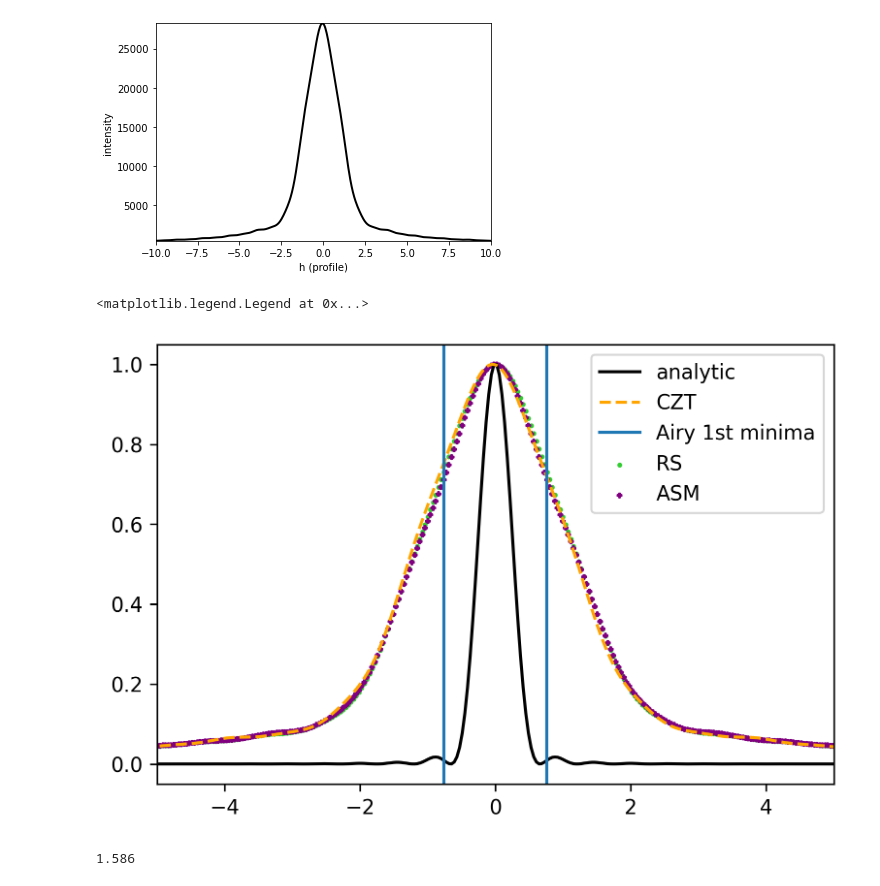
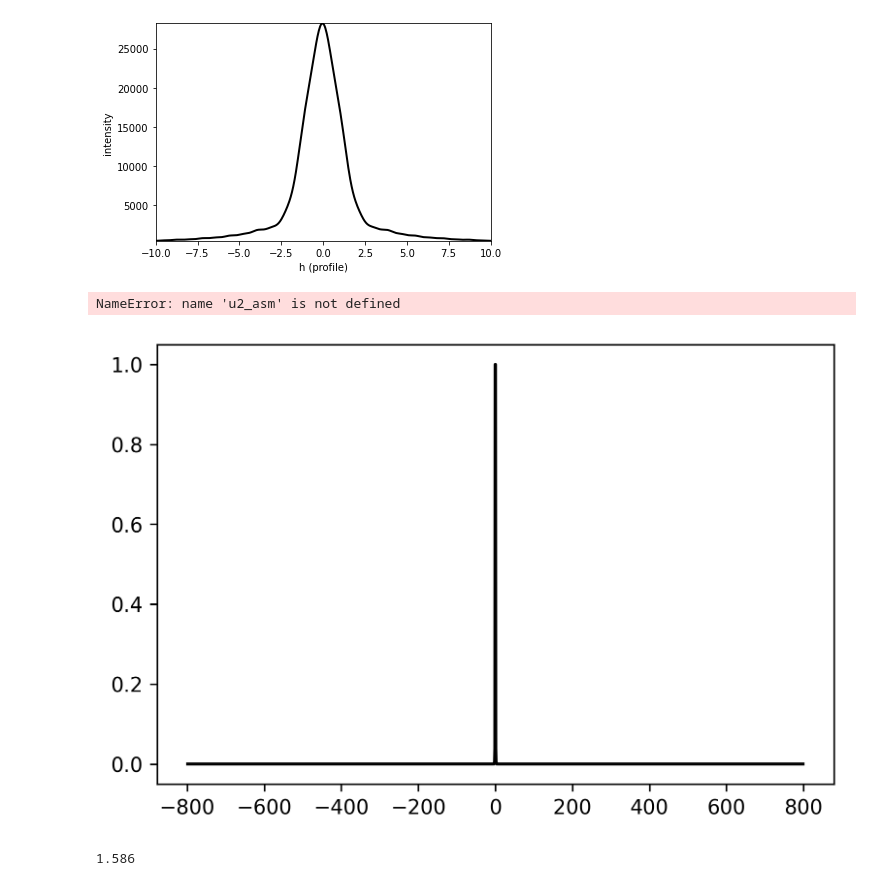
Before and after one commit to prhuft/fourier-optics, a Jupyter notebook: diffractio/czt_vs_rs.ipynb, the cells around one changed output. Drawn from its saved outputs; the diff is of its cells as text; code cells hidden in the pictures.

```diff
--- a/diffractio/czt_vs_rs.ipynb
+++ b/diffractio/czt_vs_rs.ipynb
@@ -129,2 +134,12 @@ u1 = u0 * t0
 # %%
-plt.imshow(abs(u1.u)**2)
+u0 = Scalar_source_XY(x=x0, y=y0, wavelength=lmbda)
+u0.plane_wave()
+
+t0 = Scalar_mask_XY(x=x0, y=y0, wavelength=lmbda)
+t0.lens(r0=(0 * um, 0 * um),
+        radius=(diameter / 2, diameter / 2),
+        focal=(focal, focal))
+
+# t0.draw()
+
+u1 = u0 * t0
@@ -134,6 +145,0 @@ plt.imshow(abs(u1.u)**2)
-# %%
-xmin = -10
-xmax = -xmin
-ymin = xmin
-ymax = xmax
-samples=512
@@ -167,5 +183,5 @@ Wall time: 28.1 s
 # %%
-u2_asm = Scalar_source_XY(x=x0, y=y0, wavelength=wavelength)
+u2_asm = Scalar_source_XY(x=arange(-width,width,dx), y=arange(-width,width,dx), wavelength=lmbda)
 u2_asm.u = u2
 u2_asm.cut_resample(x_limits=(xmin, xmax),
                    y_limits=(ymin, ymax),
@@ -242,38 +255,47 @@ plt.show()
 # %% [output]
 [figure]
 # %%
+include = ['asm'] #'rs','czt','asm'] # remove ones you don't want
+
+xout = x0
+
 # analytical result
 a = diameter/2
-k = 2*np.pi/wavelength
+k = 2*np.pi/lmbda
 f = focal
 int_func = lambda x: (j1(a*x*k/f)/x)**2
 int_analytic = int_func(xout)
 int_analytic /= max(int_analytic)
 
-int_czt = abs(u2_czt.u[len(xout)//2])**2
-norm = max(int_czt)
-int_czt /= norm
-
-int_asm = abs(u2_asm.u[len(xout)//2])**2
-norm = max(int_asm)
-int_asm /= norm
-
-int_rs = abs(u2_rs.u[len(xout)//2])**2
-norm = max(int_rs)
-int_rs /= norm
-
 fig,ax = plt.subplots(dpi=300)
 ax.plot(xout,int_analytic,label='analytic',c='k')
-ax.plot(xout,int_czt,'--',label='CZT',c='orange')
-ax.scatter(xout,int_rs,label='RS',c='limegreen',s=2)
-ax.scatter(xout,int_asm,label='ASM',c='purple',s=4,marker="P")
-ax.set_xlim((-5,5))
-plt.axvline(-1.22*wavelength/(2*NA),label='Airy 1st minima')
-plt.axvline(1.22*wavelength/(2*NA))
+
+if 'czt' in include:
+    int_czt = abs(u2_czt.u[len(xout)//2])**2
+    norm = max(int_czt)
+    int_czt /= norm
+    ax.plot(xout,int_czt,'--',label='CZT',c='orange')
+
+if 'asm' in include:
+    int_asm = abs(u2_asm.u[len(xout)//2])**2
+    norm = max(int_asm)
+    int_asm /= norm
+    ax.scatter(xout,int_asm,label='ASM',c='purple',s=4,marker="P")
+
+if 'rs' in include:
+    int_rs = abs(u2_rs.u[len(xout)//2])**2
+    norm = max(int_rs)
+    int_rs /= norm
+    ax.scatter(xout,int_rs,label='RS',c='limegreen',s=2)
+
+ax.set_xlim((-0.1*width/2,0.1*width/2))
+# these diverge from the 1st Airy minima at high NA because the NA is outside the paraxial approximation
+plt.axvline(-1.22*lmbda/(2*NA),label='Airy 1st minima')
+plt.axvline(1.22*lmbda/(2*NA))
 plt.legend()
 # %% [output]
-<matplotlib.legend.Legend at 0x...>
+NameError: name 'u2_asm' is not defined
-[figure, old version]
+[figure, new version]
 # %%
 1.22*0.78*um/0.6
 # %% [output]
```
Also changed, not shown: parts of 19 cells of this notebook.
